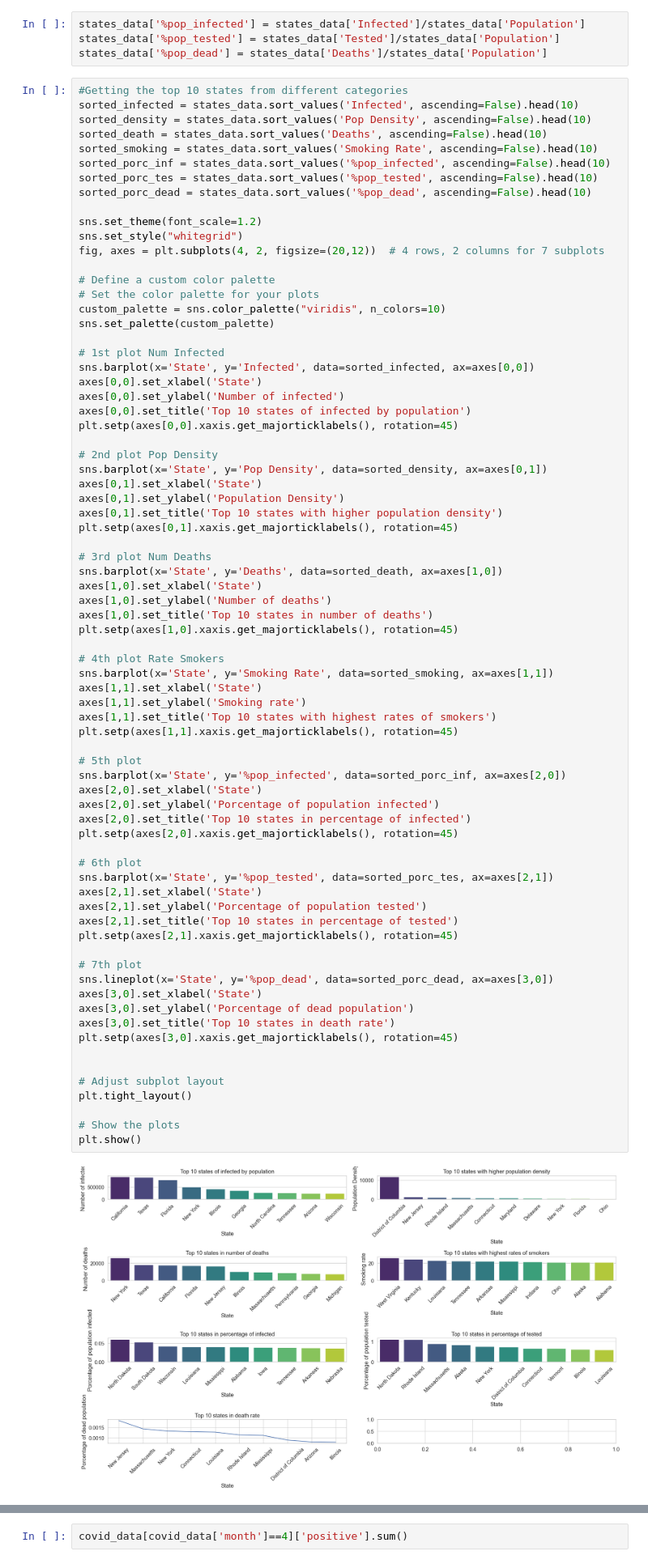
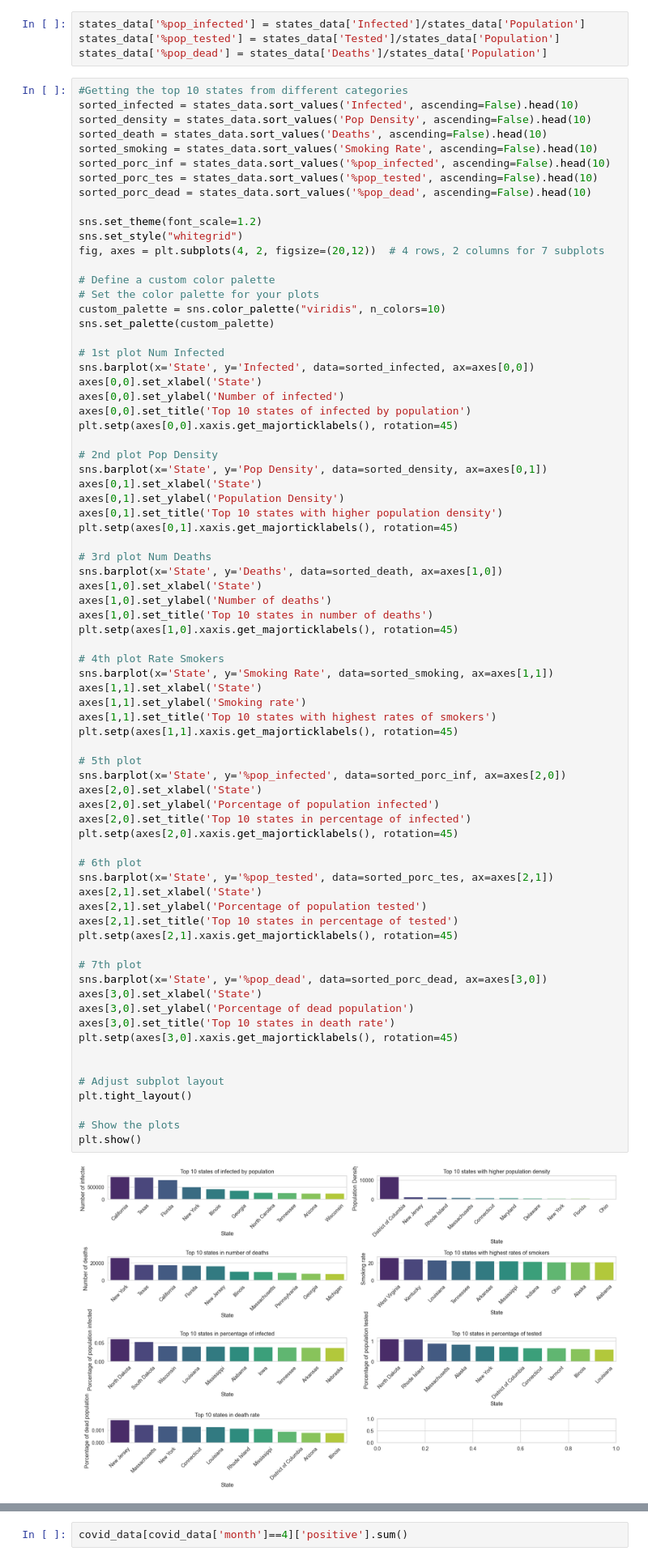
Before and after one commit to ollie-gats/BSE_brush_up_python_project, a Jupyter notebook: final_project_part1.ipynb, the cells around one changed output, grey strips where cells are left out. Shown at 81% size. Cells and saved outputs as stored; diff of their text form.

Commit message:
Top 10 states in death rate plot change

```diff
--- a/final_project_part1.ipynb
+++ b/final_project_part1.ipynb
@@ -101,35 +101,35 @@ axes[1,1].set_ylabel('Smoking rate')
 axes[1,1].set_title('Top 10 states with highest rates of smokers')
 plt.setp(axes[1,1].xaxis.get_majorticklabels(), rotation=45)
 
 # 5th plot
 sns.barplot(x='State', y='%pop_infected', data=sorted_porc_inf, ax=axes[2,0])
 axes[2,0].set_xlabel('State')
 axes[2,0].set_ylabel('Porcentage of population infected')
 axes[2,0].set_title('Top 10 states in percentage of infected')
 plt.setp(axes[2,0].xaxis.get_majorticklabels(), rotation=45)
 
 # 6th plot
 sns.barplot(x='State', y='%pop_tested', data=sorted_porc_tes, ax=axes[2,1])
 axes[2,1].set_xlabel('State')
 axes[2,1].set_ylabel('Porcentage of population tested')
 axes[2,1].set_title('Top 10 states in percentage of tested')
 plt.setp(axes[2,1].xaxis.get_majorticklabels(), rotation=45)
 
 # 7th plot
-sns.lineplot(x='State', y='%pop_dead', data=sorted_porc_dead, ax=axes[3,0])
+sns.barplot(x='State', y='%pop_dead', data=sorted_porc_dead, ax=axes[3,0])
 axes[3,0].set_xlabel('State')
 axes[3,0].set_ylabel('Porcentage of dead population')
 axes[3,0].set_title('Top 10 states in death rate')
 plt.setp(axes[3,0].xaxis.get_majorticklabels(), rotation=45)
 
 
 # Adjust subplot layout
 plt.tight_layout()
 
 # Show the plots
 plt.show()
 # %% [output]
-[figure, old version]
+[figure, new version]
 # %%
 #Group by month and dataQuality
 grouped_data1 = covid_data.groupby(by = ['month', 'month_name', 'dataQualityGrade']).agg({'positive':'sum', 'negative':'sum', 'death':'sum', 'hospitalized':'sum'})
```
Also changed, not shown: parts of 2 cells of this notebook.
